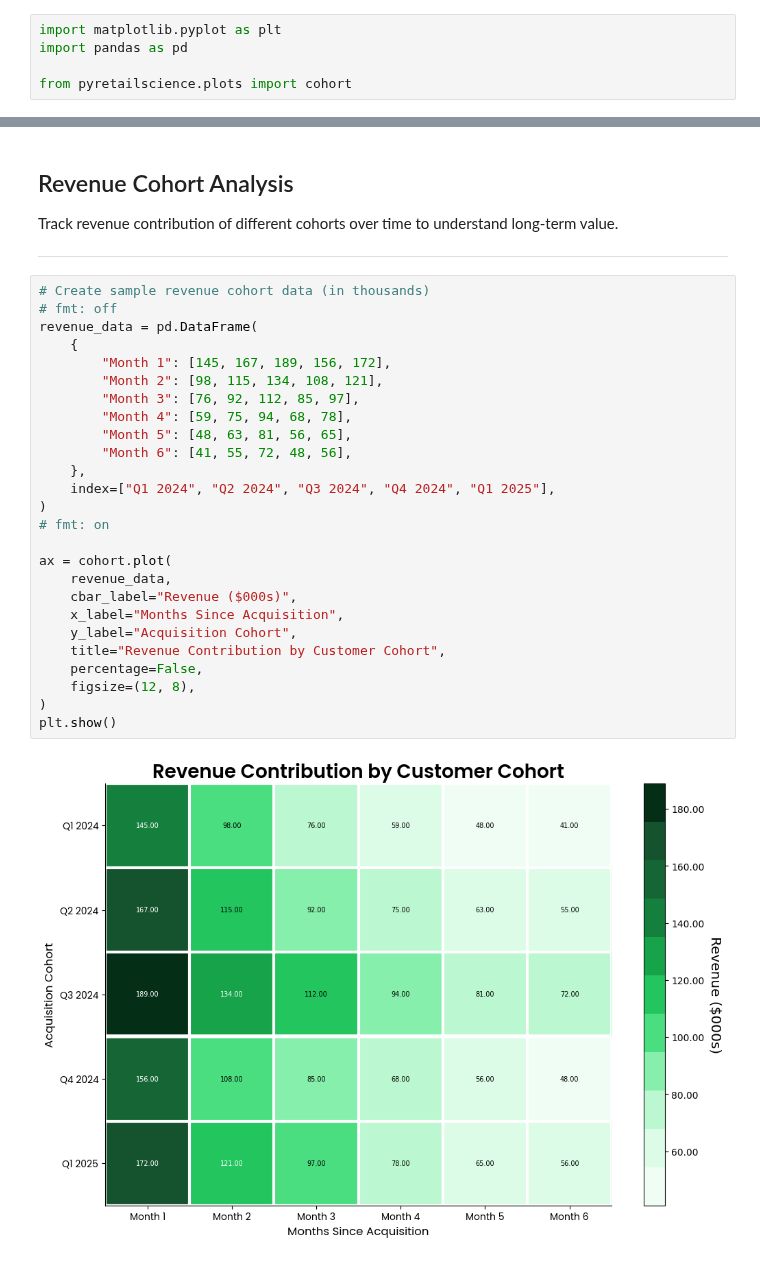
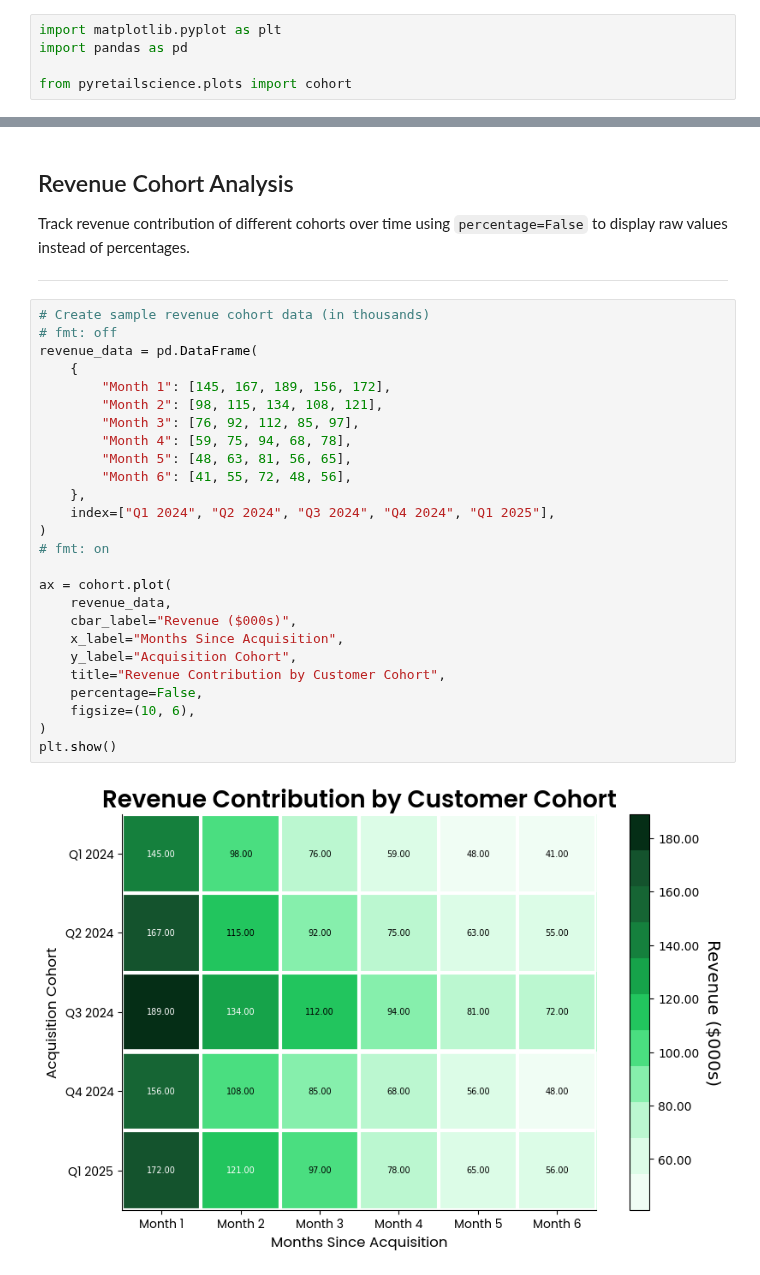
Before and after one commit to Data-Simply/pyretailscience, a Jupyter notebook: docs/gallery/plots/cohort.ipynb, the cells around one changed output, grey strips where cells are left out. Cells and saved outputs as stored; diff of their text form.

```diff
--- a/docs/gallery/plots/cohort.ipynb
+++ b/docs/gallery/plots/cohort.ipynb
@@ -49,34 +49,34 @@ plt.show()
 # %% [markdown]
 ## Revenue Cohort Analysis
 
-Track revenue contribution of different cohorts over time to understand long-term value.
+Track revenue contribution of different cohorts over time using `percentage=False` to display raw values instead of percentages.
 
 ---
 # %%
 # Create sample revenue cohort data (in thousands)
 # fmt: off
 revenue_data = pd.DataFrame(
     {
         "Month 1": [145, 167, 189, 156, 172],
         "Month 2": [98, 115, 134, 108, 121],
         "Month 3": [76, 92, 112, 85, 97],
         "Month 4": [59, 75, 94, 68, 78],
         "Month 5": [48, 63, 81, 56, 65],
         "Month 6": [41, 55, 72, 48, 56],
     },
     index=["Q1 2024", "Q2 2024", "Q3 2024", "Q4 2024", "Q1 2025"],
 )
 # fmt: on
 
 ax = cohort.plot(
     revenue_data,
     cbar_label="Revenue ($000s)",
     x_label="Months Since Acquisition",
     y_label="Acquisition Cohort",
     title="Revenue Contribution by Customer Cohort",
     percentage=False,
-    figsize=(12, 8),
+    figsize=(10, 6),
 )
 plt.show()
 # %% [output]
-[figure, old version]
+[figure, new version]
```
Also changed, not shown: parts of 13 cells of this notebook.
